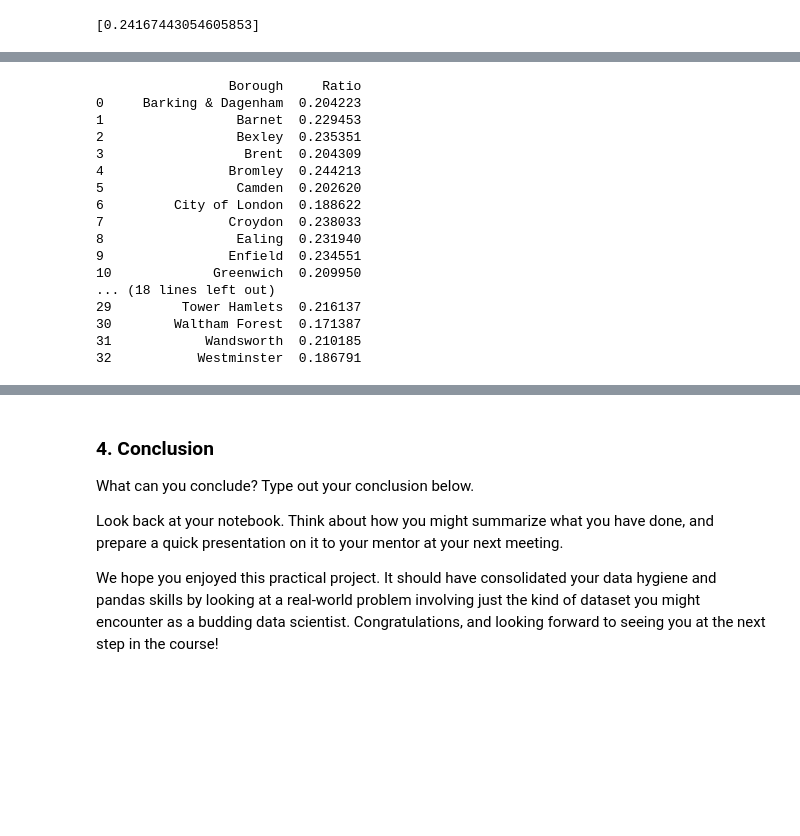
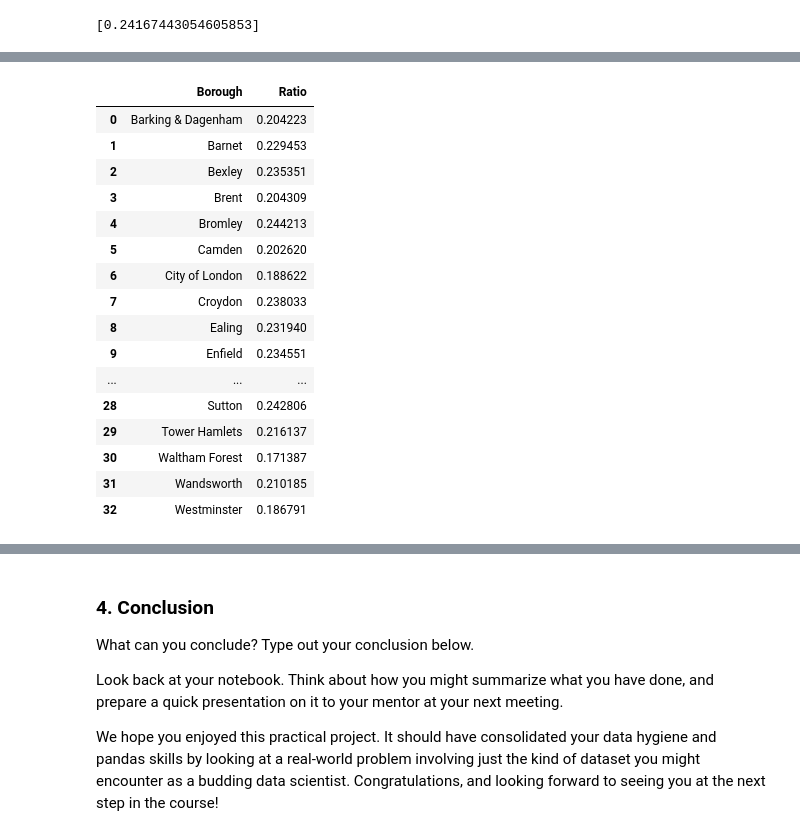
Before and after one commit to ipaulson/sb-unit-4, a Jupyter notebook: Unit 4 Challenge - Tier 3.ipynb, the cells around one changed output, grey strips where cells are left out. Cells and saved outputs as stored; diff of their text form; code cells hidden in the pictures; blank space fills up the shorter version.

```diff
--- a/Unit 4 Challenge - Tier 3.ipynb
+++ b/Unit 4 Challenge - Tier 3.ipynb
@@ -410,23 +457,25 @@ print(ratios)
 # %%
+# create a dataframe from the ratios dictionary
+# rename columns as Borough and Ratio
 df_ratios = pd.DataFrame(ratios).transpose().reset_index()
 df_ratios.rename(columns = {'index':'Borough', 0:'Ratio'}, inplace=True)
-print(df_ratios)
+df_ratios
 # %% [output]
-                 Borough     Ratio
-0     Barking & Dagenham  0.204223
-1                 Barnet  0.229453
-2                 Bexley  0.235351
-3                  Brent  0.204309
-4                Bromley  0.244213
-5                 Camden  0.202620
-6         City of London  0.188622
-7                Croydon  0.238033
-8                 Ealing  0.231940
-9                Enfield  0.234551
-10             Greenwich  0.209950
-... (18 lines left out)
-29         Tower Hamlets  0.216137
-30        Waltham Forest  0.171387
-31            Wandsworth  0.210185
-32           Westminster  0.186791
+|  | Borough | Ratio |
+| 0 | Barking & Dagenham | 0.204223 |
+| 1 | Barnet | 0.229453 |
+| 2 | Bexley | 0.235351 |
+| 3 | Brent | 0.204309 |
+| 4 | Bromley | 0.244213 |
+| 5 | Camden | 0.202620 |
+| 6 | City of London | 0.188622 |
+| 7 | Croydon | 0.238033 |
+| 8 | Ealing | 0.231940 |
+| 9 | Enfield | 0.234551 |
+| ... | ... | ... |
+| 28 | Sutton | 0.242806 |
+| 29 | Tower Hamlets | 0.216137 |
+| 30 | Waltham Forest | 0.171387 |
+| 31 | Wandsworth | 0.210185 |
+| 32 | Westminster | 0.186791 |
 # %%
```
Also changed, not shown: parts of 29 cells of this notebook.
